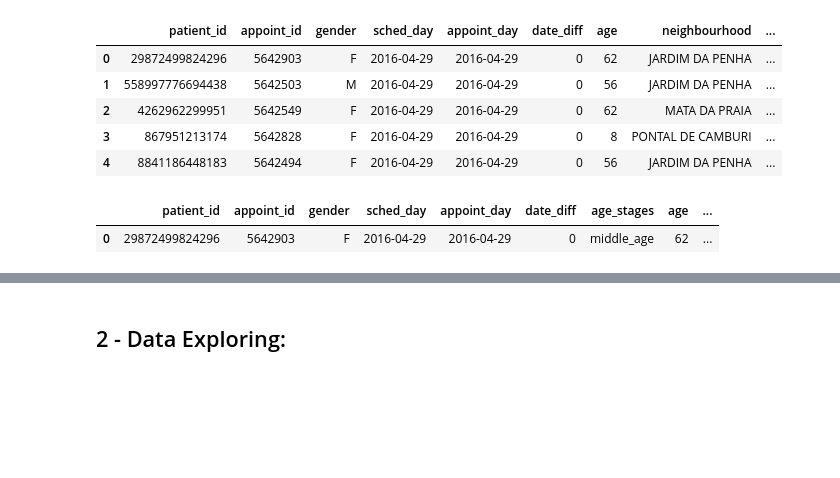
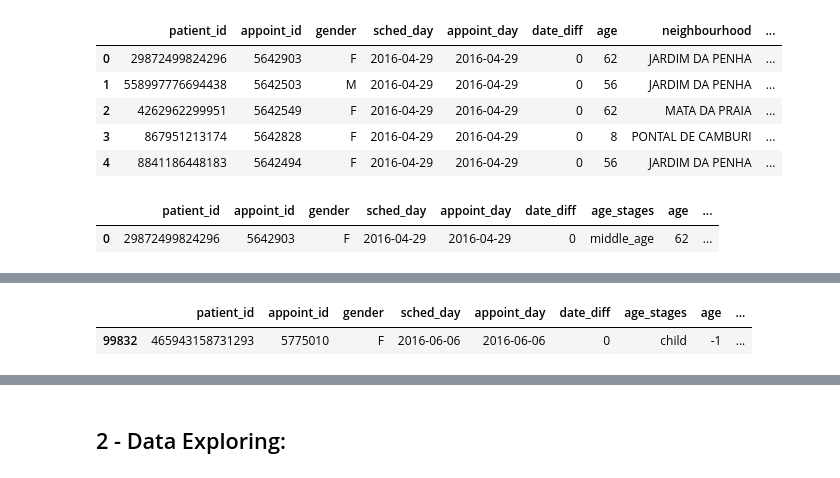
Before and after one commit to hend-a-ghafour/No-Show-Appointments, a Jupyter notebook: no_show_appointments.ipynb, the cells around one changed output, grey strips where cells are left out. Saved outputs shown, nothing was run; the diff lists cells and outputs as text; code cells hidden in the pictures; blank space fills up the shorter version.

Commit message:
adjusting age & date sched_date

```diff
--- a/no_show_appointments.ipynb
+++ b/no_show_appointments.ipynb
@@ -242,0 +278,5 @@ df.head(1)
+# %%
+df.query("age < 0")
+# %% [output]
+|  | patient_id | appoint_id | gender | sched_day | appoint_day | date_diff | age_stages | age | ... |
+| 99832 | 465943158731293 | 5775010 | F | 2016-06-06 | 2016-06-06 | 0 | child | -1 | ... |
```
Also changed, not shown: parts of 13 cells of this notebook.
